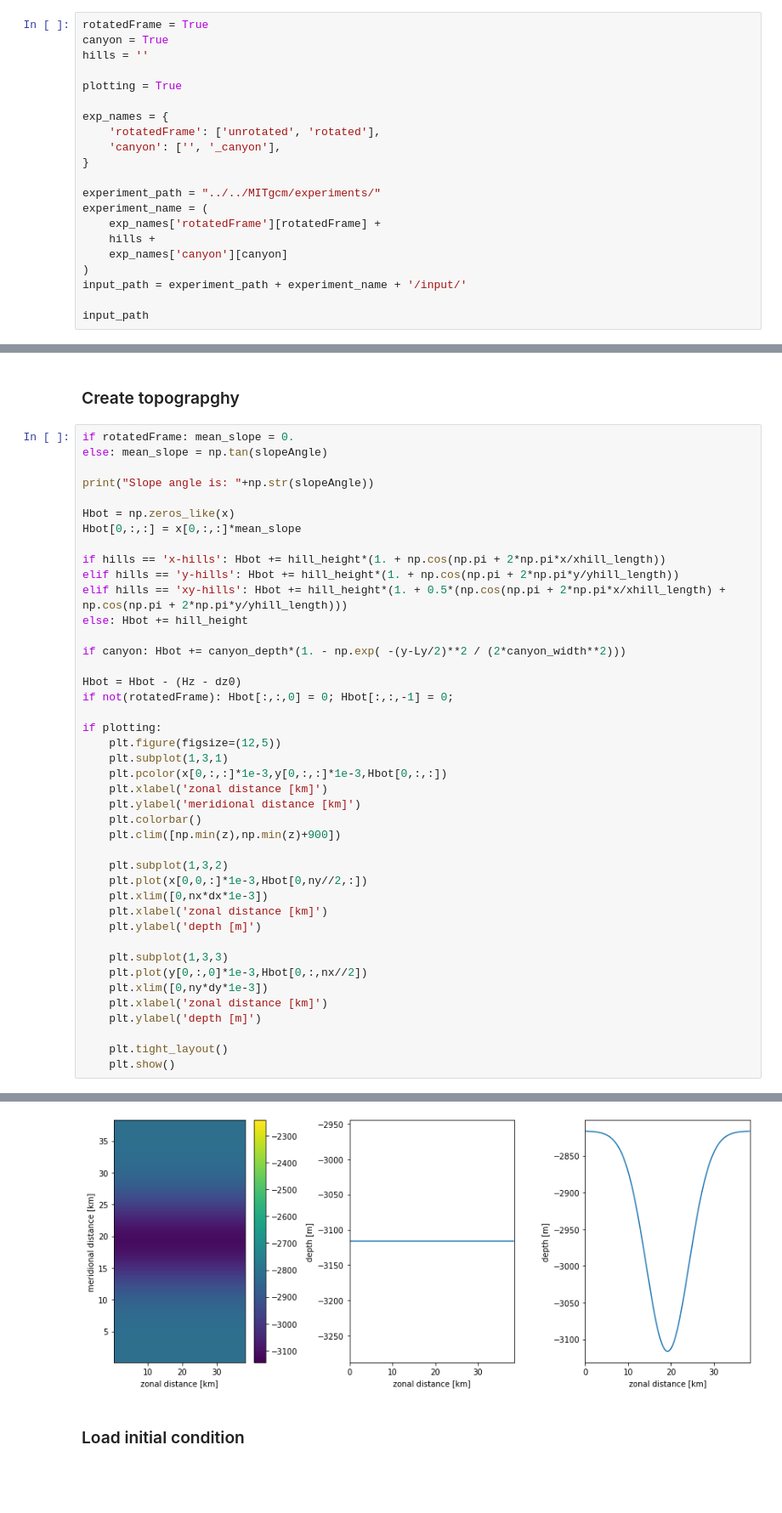
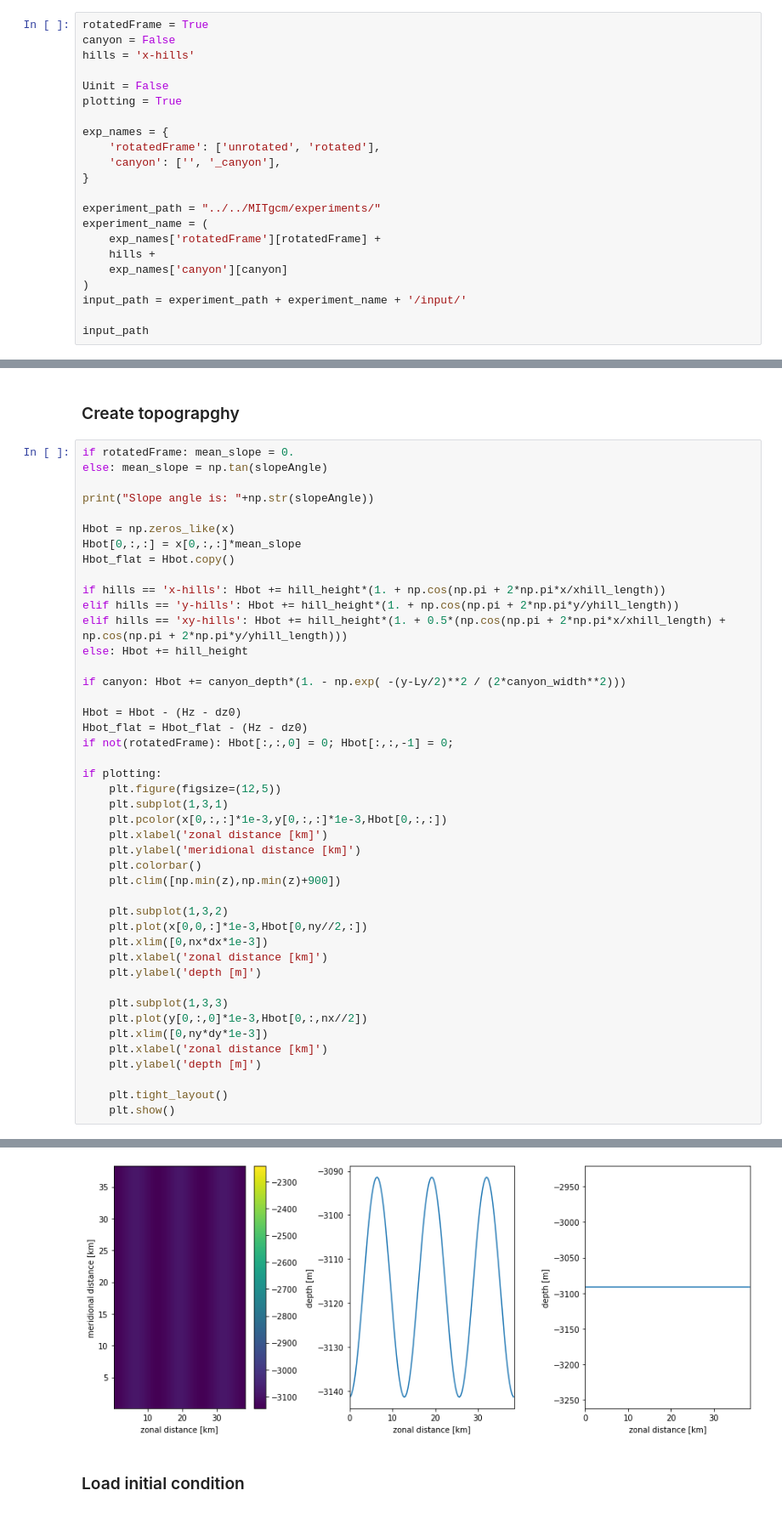
Before and after one commit to hdrake/bblturb, a Jupyter notebook: notebooks/config/gendata_bbl_steady.ipynb, the cells around one changed output, grey strips where cells are left out. Shown at 85% size. Drawn from its saved outputs; the diff is of its cells as text; blank space fills up the shorter version.

```diff
--- a/notebooks/config/gendata_bbl_steady.ipynb
+++ b/notebooks/config/gendata_bbl_steady.ipynb
@@ -8,9 +8,10 @@ from scipy.fftpack import fftn, ifftn
 ### Configuration options
 # %%
 rotatedFrame = True
-canyon = True
-hills = ''
+canyon = False
+hills = 'x-hills'
 
+Uinit = False
 plotting = True
 
 exp_names = {
@@ -89,6 +90,7 @@ print("Slope angle is: "+np.str(slopeAngle))
 
 Hbot = np.zeros_like(x)
 Hbot[0,:,:] = x[0,:,:]*mean_slope
+Hbot_flat = Hbot.copy()
 
 if hills == 'x-hills': Hbot += hill_height*(1. + np.cos(np.pi + 2*np.pi*x/xhill_length))
 elif hills == 'y-hills': Hbot += hill_height*(1. + np.cos(np.pi + 2*np.pi*y/yhill_length))
@@ -98,34 +100,35 @@ else: Hbot += hill_height
 if canyon: Hbot += canyon_depth*(1. - np.exp( -(y-Ly/2)**2 / (2*canyon_width**2)))
 
 Hbot = Hbot - (Hz - dz0)
+Hbot_flat = Hbot_flat - (Hz - dz0)
 if not(rotatedFrame): Hbot[:,:,0] = 0; Hbot[:,:,-1] = 0;
 
 if plotting:
     plt.figure(figsize=(12,5))
     plt.subplot(1,3,1)
     plt.pcolor(x[0,:,:]*1e-3,y[0,:,:]*1e-3,Hbot[0,:,:])
     plt.xlabel('zonal distance [km]')
     plt.ylabel('meridional distance [km]')
     plt.colorbar()
     plt.clim([np.min(z),np.min(z)+900])
 
     plt.subplot(1,3,2)
     plt.plot(x[0,0,:]*1e-3,Hbot[0,ny//2,:])
     plt.xlim([0,nx*dx*1e-3])
     plt.xlabel('zonal distance [km]')
     plt.ylabel('depth [m]')
 
     plt.subplot(1,3,3)
     plt.plot(y[0,:,0]*1e-3,Hbot[0,:,nx//2])
     plt.xlim([0,ny*dy*1e-3])
     plt.xlabel('zonal distance [km]')
     plt.ylabel('depth [m]')
 
     plt.tight_layout()
     plt.show()
 # %% [output]
 Slope angle is: 0.002
-[figure, old version]
+[figure, new version]
 # %% [markdown]
 ### Load initial condition
 # %%
```
Also changed, not shown: parts of 3 cells of this notebook, 22 other files.
